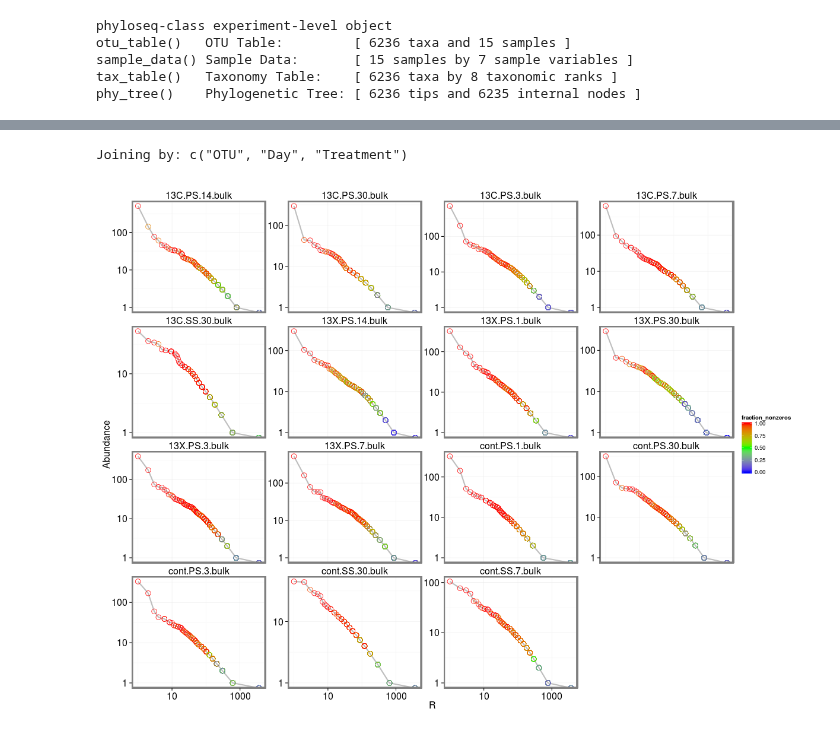
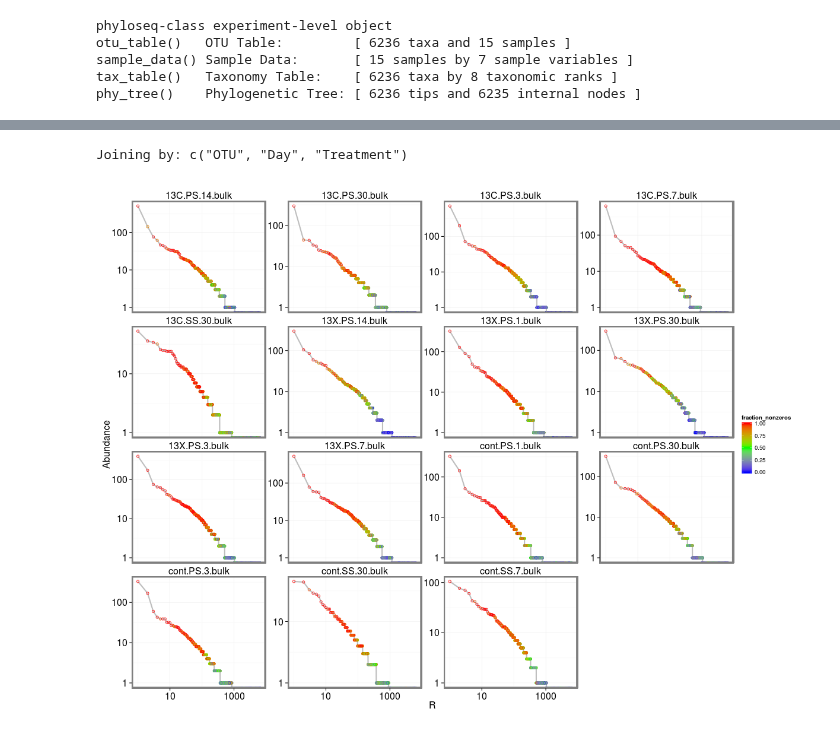
Before and after one commit to chuckpr/CSIP_succession_data_analysis, a Jupyter notebook: figures_and_stats/sparsity.ipynb, the cells around one changed output, grey strips where cells are left out. Drawn from its saved outputs; the diff is of its cells as text; code cells hidden in the pictures.

Commit message:
sparsity versus rank

```diff
--- a/figures_and_stats/sparsity.ipynb
+++ b/figures_and_stats/sparsity.ipynb
@@ -203,7 +213,7 @@ Joining by: c("OTU", "Day", "experiment")
 %%R
 d.bulk = mdf.bulk %>%
     group_by(Sample) %>%
-    mutate(R = rank(desc(Abundance))) %>%
+    mutate(R = rank(desc(Abundance), ties.method = "random")) %>%
     select(Sample, R, OTU, Day, Treatment, Abundance) %>%
     group_by()
 
@@ -249,30 +259,30 @@ Groups: OTU, Day, Treatment
 # %%
 %%R -w 1200 -h 900
 d = left_join(d.bulk, sample.sparsity) %>% filter(type == "all")
 
 p = ggplot(d, aes(x = R, y = Abundance, color = fraction_nonzeros))
 
 p = p + facet_wrap(~Sample, scales = "free_y")
 
 p = p + geom_line(size = 1, color = "gray")
 
-p = p + geom_point(size = 4, shape = 21)
+p = p + geom_point(size = 2, shape = 21)
 
 p = p + scale_y_log10()
 
 p = p + scale_x_log10()
 
 p = p + scale_color_gradientn(colours = rev(rainbow(3)))
 
 p = p + theme_bw()
 
 p = p + theme(strip.text = element_text(size = 16),
               strip.background = element_blank(),
               axis.text = element_text(size = 16),
               axis.title = element_text(size = 16),
               panel.border = element_rect(size = 2))
 
 p
 # %% [output]
 Joining by: c("OTU", "Day", "Treatment")
-[figure, old version]
+[figure, new version]
```
Also changed, not shown: parts of 4 cells of this notebook.
